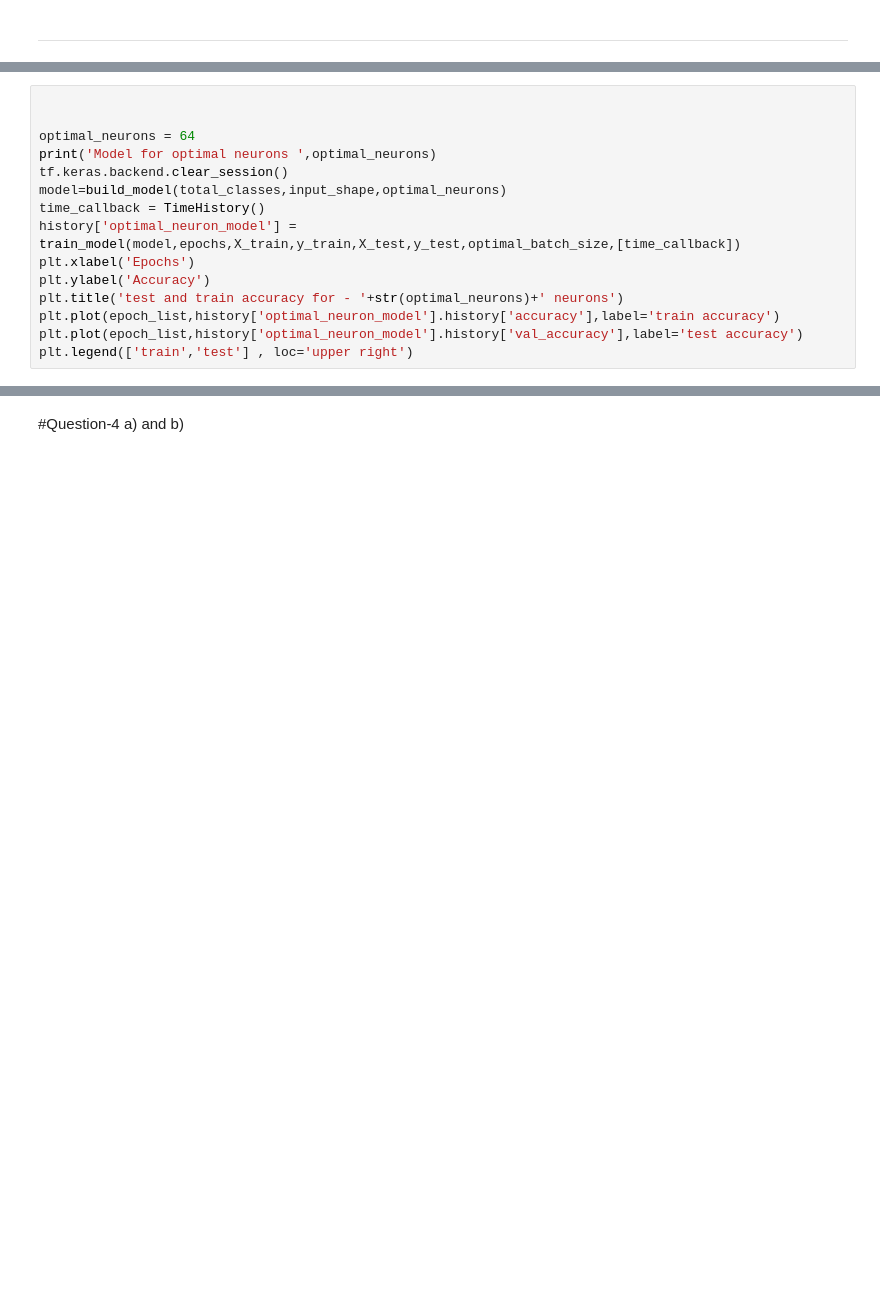
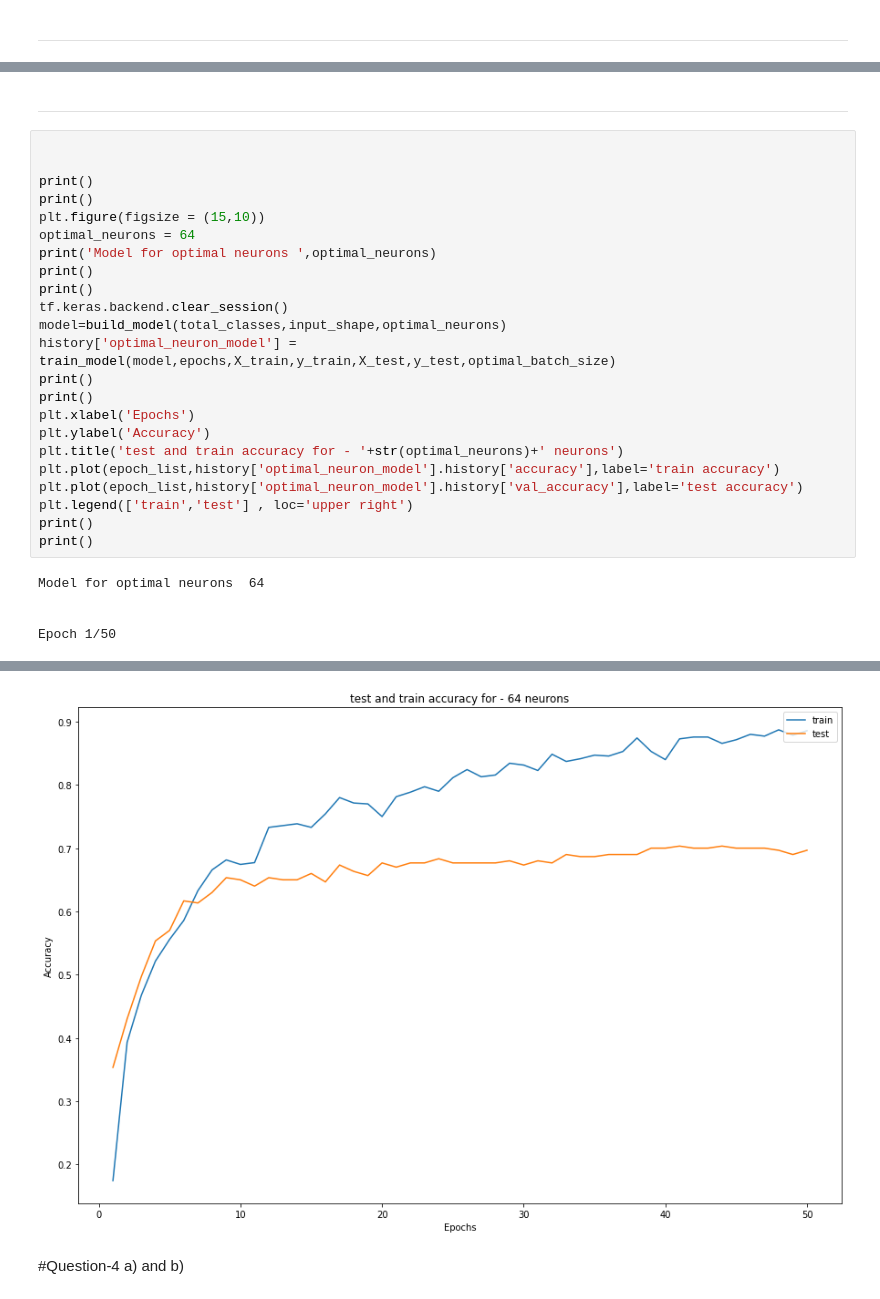
Before and after one commit to kirath2205/Neural-Network-Assignment-1, a Jupyter notebook: start_1a.ipynb, the cells around one changed output, grey strips where cells are left out. Saved outputs shown, nothing was run; the diff lists cells and outputs as text; blank space fills up the shorter version.

```diff
--- a/start_1a.ipynb
+++ b/start_1a.ipynb
@@ -541,15 +587,32 @@ In this cell, we create a variable optimal_neurons that denotes the selected opt
+# %% [markdown]
+
+
+---
 # %%
 
 
+print()
+print()
+plt.figure(figsize = (15,10))
 optimal_neurons = 64
 print('Model for optimal neurons ',optimal_neurons)
+print()
+print()
 tf.keras.backend.clear_session()
 model=build_model(total_classes,input_shape,optimal_neurons)
-time_callback = TimeHistory()
-history['optimal_neuron_model'] = train_model(model,epochs,X_train,y_train,X_test,y_test,optimal_batch_size,[time_callback])
+history['optimal_neuron_model'] = train_model(model,epochs,X_train,y_train,X_test,y_test,optimal_batch_size)
+print()
+print()
 plt.xlabel('Epochs')
 plt.ylabel('Accuracy')
 plt.title('test and train accuracy for - '+str(optimal_neurons)+' neurons')
 plt.plot(epoch_list,history['optimal_neuron_model'].history['accuracy'],label='train accuracy')
 plt.plot(epoch_list,history['optimal_neuron_model'].history['val_accuracy'],label='test accuracy')
 plt.legend(['train','test'] , loc='upper right')
+print()
+print()
+# %% [output]
+Model for optimal neurons  64
+
+
+Epoch 1/50
@@ -556,2 +636,3 @@ plt.legend(['train','test'] , loc='upper right')
+[figure, added]
 # %% [markdown]
 #Question-4 a) and b)
```
Also changed, not shown: parts of 30 cells of this notebook.
